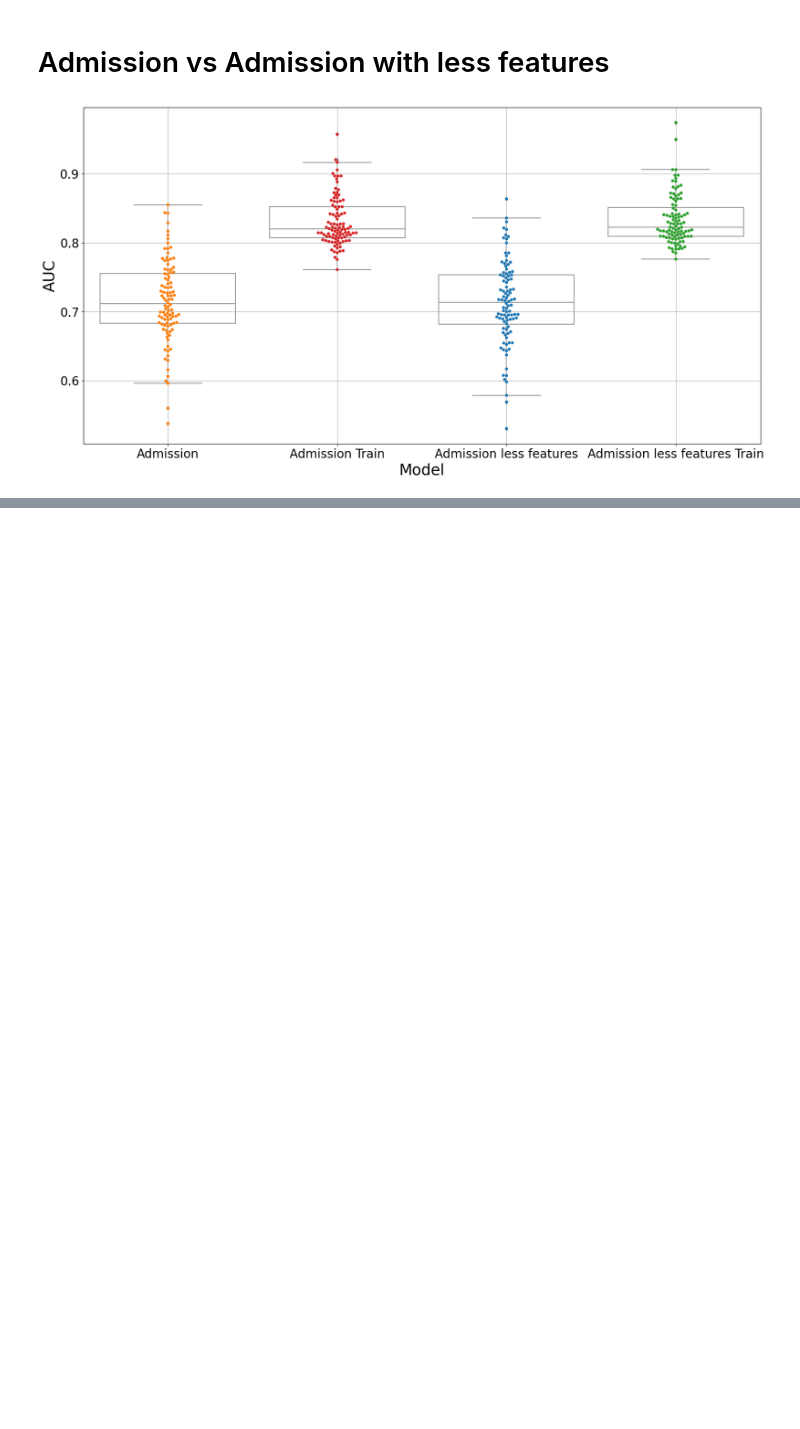
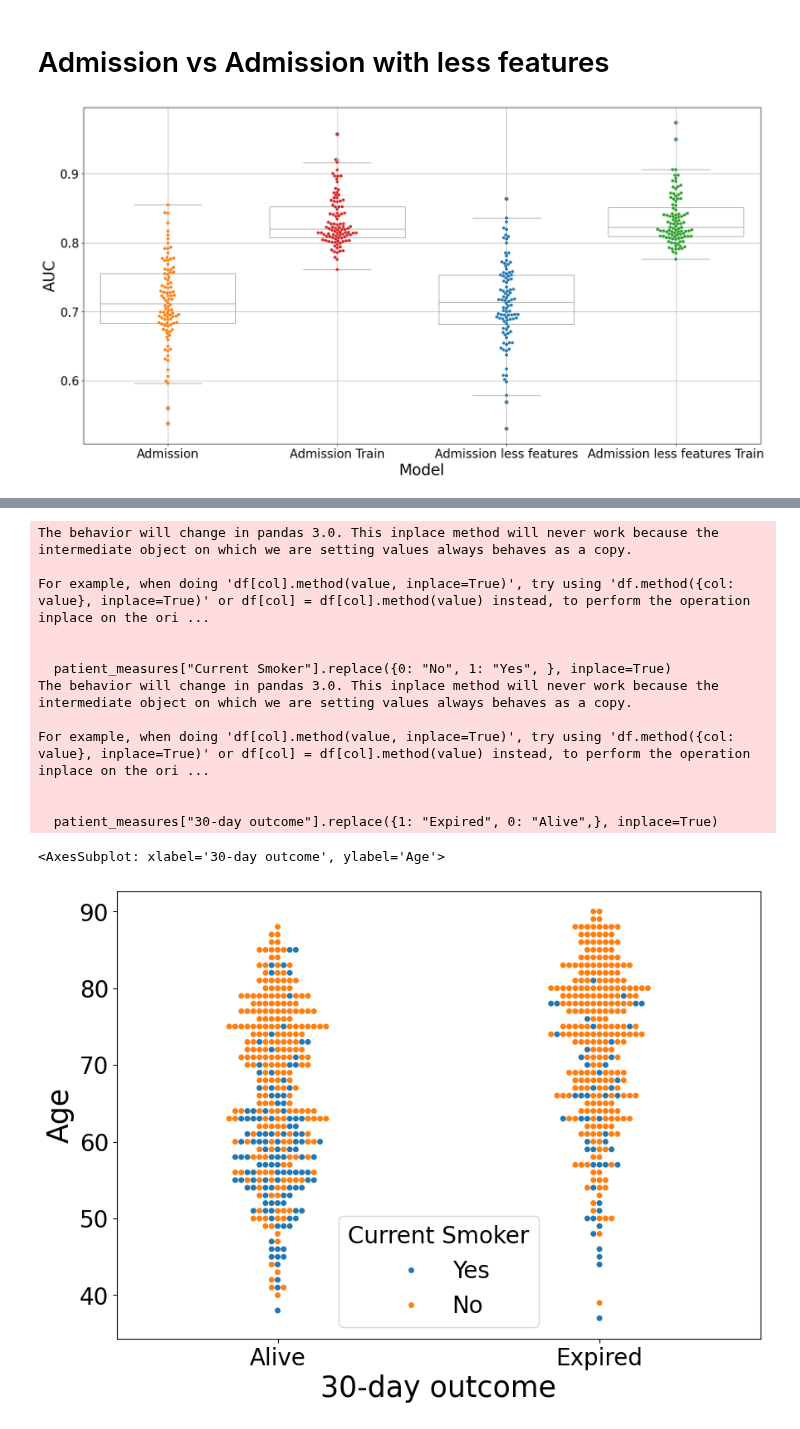
Before and after one commit to N-Nieto/MACRO_experiments, a Jupyter notebook: code/plot_figure_paper_review_1_SI.ipynb, the cells around one changed output, grey strips where cells are left out. Cells and saved outputs as stored; diff of their text form; code cells hidden in the pictures; blank space fills up the shorter version.

Commit message:
New plots

```diff
--- a/code/plot_figure_paper_review_1_SI.ipynb
+++ b/code/plot_figure_paper_review_1_SI.ipynb
@@ -492,3 +689,23 @@ plt.legend([], framealpha = 0)
 plt.grid()
 # %% [output]
 [figure]
+# %%
+data_dir = "/home/nnieto/Nico/MODS_project/CULPRIT_project/CULPRIT_data/202302_Jung/" # noqa
+# endpoint to use
+endpoint_to_use = "fu_ce_death_le30d_yn"    # or "fu_ce_death_le365d_yn"
+
+# Get different features depending on the model
+# Get all data
+patient_info = load_CULPRIT_data(data_dir)
+# Set target
+y = patient_info.loc[:, ["patient_ID", endpoint_to_use]]
+
+
+# Extract all the 24hs available features
+exp_name = "Admission"
+patient_features = get_features(exp_name)
+
+data = get_data_from_features(patient_info, patient_features)
+
+patient_measures = pd.concat([data, y["fu_ce_death_le30d_yn"]], axis=1)
+patient_measures.columns
@@ -494,0 +739,31 @@ plt.grid()
+# %%
+
+import seaborn as sbn
+
+patient_measures.rename(columns={"had_dem_age_yr": "Age"}, inplace=True)
+
+patient_measures.rename(columns={"p_rf_smoker_yn": "Current Smoker"},
+                        inplace=True)
+patient_measures["Current Smoker"].replace({0: "No", 1: "Yes", }, inplace=True)
+
+patient_measures.rename(columns={"fu_ce_death_le30d_yn": "30-day outcome"}, inplace=True)
+patient_measures["30-day outcome"].replace({1: "Expired", 0: "Alive",}, inplace=True)
+
+fig, ax = plt.subplots(1, 1, figsize=[10, 7])
+
+sbn.swarmplot(patient_measures, y="Age", hue="Current Smoker", x= "30-day outcome", ax=ax)
+# %% [output]
+The behavior will change in pandas 3.0. This inplace method will never work because the intermediate object on which we are setting values always behaves as a copy.
+
+For example, when doing 'df[col].method(value, inplace=True)', try using 'df.method({col: value}, inplace=True)' or df[col] = df[col].method(value) instead, to perform the operation inplace on the ori ...
+
+
+  patient_measures["Current Smoker"].replace({0: "No", 1: "Yes", }, inplace=True)
+The behavior will change in pandas 3.0. This inplace method will never work because the intermediate object on which we are setting values always behaves as a copy.
+
+For example, when doing 'df[col].method(value, inplace=True)', try using 'df.method({col: value}, inplace=True)' or df[col] = df[col].method(value) instead, to perform the operation inplace on the ori ...
+
+
+  patient_measures["30-day outcome"].replace({1: "Expired", 0: "Alive",}, inplace=True)
+<AxesSubplot: xlabel='30-day outcome', ylabel='Age'>
+[figure, added]
```
Also changed, not shown: parts of 10 cells of this notebook, 8 other files.
